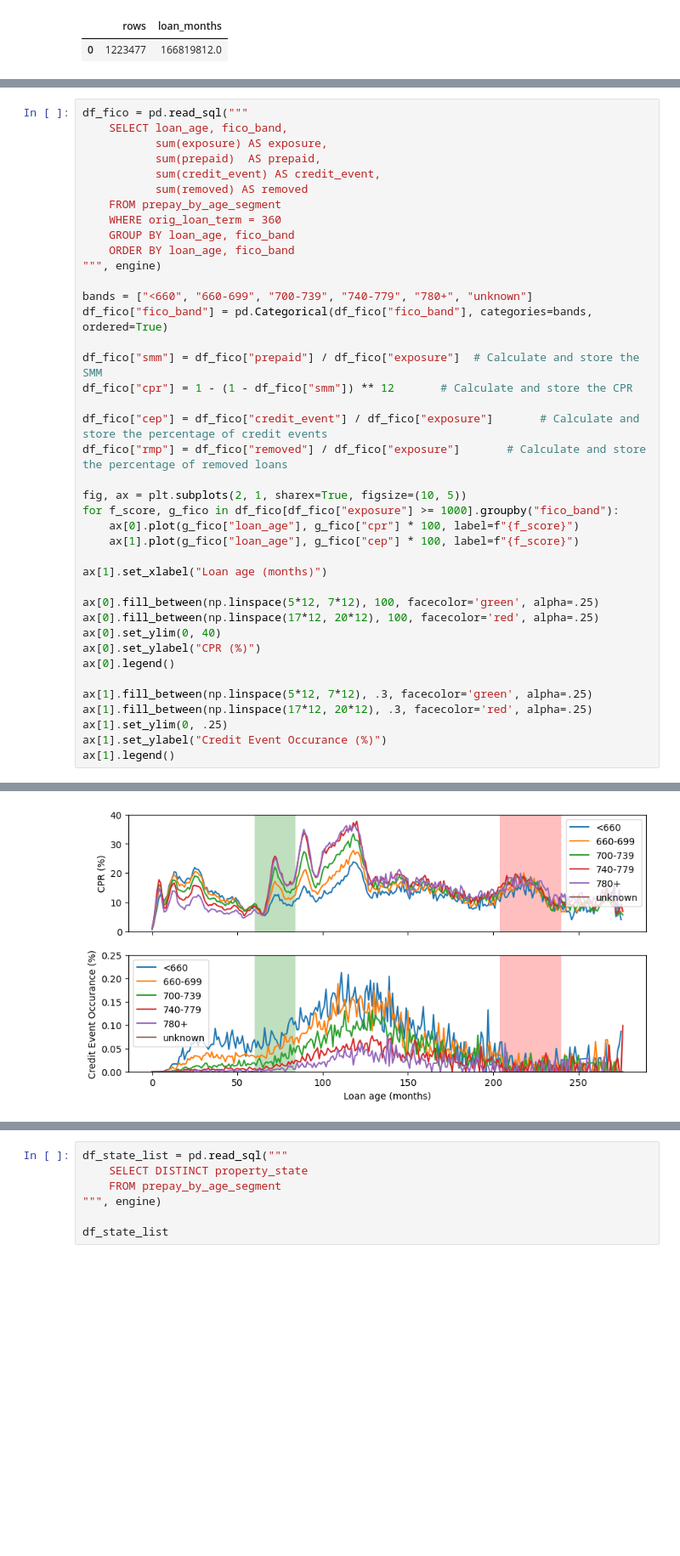
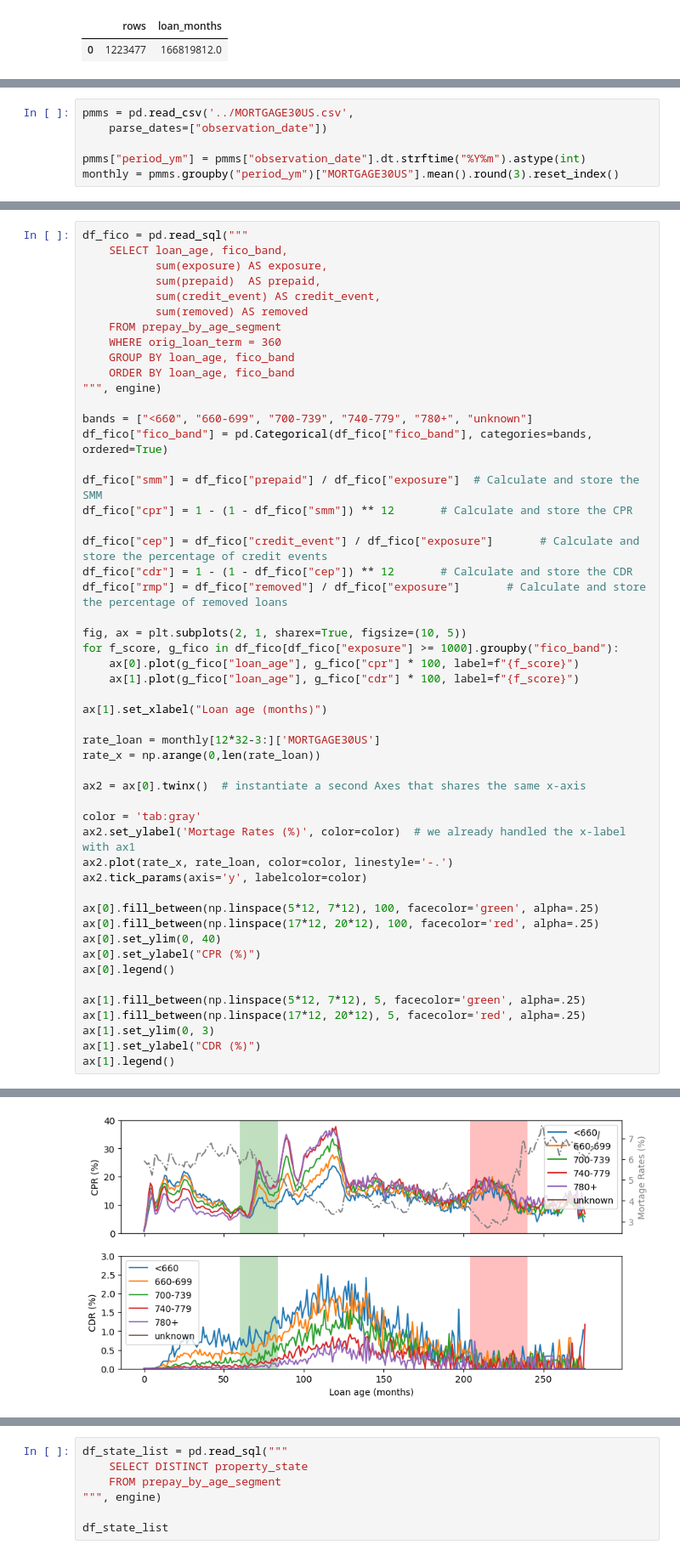
Before and after one commit to yousti001/freddie_prepayment, a Jupyter notebook: analysis/01_analysis.ipynb, the cells around one changed output, grey strips where cells are left out. Shown at 85% size. Drawn from its saved outputs; the diff is of its cells as text; blank space fills up the shorter version.

```diff
--- a/analysis/01_analysis.ipynb
+++ b/analysis/01_analysis.ipynb
@@ -24,0 +36,6 @@ pd.read_sql("""
+# %%
+pmms = pd.read_csv('../MORTGAGE30US.csv',
+    parse_dates=["observation_date"])
+
+pmms["period_ym"] = pmms["observation_date"].dt.strftime("%Y%m").astype(int)
+monthly = pmms.groupby("period_ym")["MORTGAGE30US"].mean().round(3).reset_index()
@@ -67,37 +80,48 @@ df_fico = pd.read_sql("""
     FROM prepay_by_age_segment
     WHERE orig_loan_term = 360
     GROUP BY loan_age, fico_band
     ORDER BY loan_age, fico_band
 """, engine)
 
 bands = ["<660", "660-699", "700-739", "740-779", "780+", "unknown"]
 df_fico["fico_band"] = pd.Categorical(df_fico["fico_band"], categories=bands, ordered=True)
 
 df_fico["smm"] = df_fico["prepaid"] / df_fico["exposure"]  # Calculate and store the SMM
 df_fico["cpr"] = 1 - (1 - df_fico["smm"]) ** 12       # Calculate and store the CPR
 
 df_fico["cep"] = df_fico["credit_event"] / df_fico["exposure"]       # Calculate and store the percentage of credit events
+df_fico["cdr"] = 1 - (1 - df_fico["cep"]) ** 12       # Calculate and store the CDR
 df_fico["rmp"] = df_fico["removed"] / df_fico["exposure"]       # Calculate and store the percentage of removed loans
 
 fig, ax = plt.subplots(2, 1, sharex=True, figsize=(10, 5))
 for f_score, g_fico in df_fico[df_fico["exposure"] >= 1000].groupby("fico_band"):
     ax[0].plot(g_fico["loan_age"], g_fico["cpr"] * 100, label=f"{f_score}")
-    ax[1].plot(g_fico["loan_age"], g_fico["cep"] * 100, label=f"{f_score}")
+    ax[1].plot(g_fico["loan_age"], g_fico["cdr"] * 100, label=f"{f_score}")
 
 ax[1].set_xlabel("Loan age (months)")
+
+rate_loan = monthly[12*32-3:]['MORTGAGE30US']
+rate_x = np.arange(0,len(rate_loan))
+
+ax2 = ax[0].twinx()  # instantiate a second Axes that shares the same x-axis
+
+color = 'tab:gray'
+ax2.set_ylabel('Mortage Rates (%)', color=color)  # we already handled the x-label with ax1
+ax2.plot(rate_x, rate_loan, color=color, linestyle='-.')
+ax2.tick_params(axis='y', labelcolor=color)
 
 ax[0].fill_between(np.linspace(5*12, 7*12), 100, facecolor='green', alpha=.25)
 ax[0].fill_between(np.linspace(17*12, 20*12), 100, facecolor='red', alpha=.25)
 ax[0].set_ylim(0, 40)
 ax[0].set_ylabel("CPR (%)")
 ax[0].legend()
 
-ax[1].fill_between(np.linspace(5*12, 7*12), .3, facecolor='green', alpha=.25)
-ax[1].fill_between(np.linspace(17*12, 20*12), .3, facecolor='red', alpha=.25)
-ax[1].set_ylim(0, .25)
-ax[1].set_ylabel("Credit Event Occurance (%)")
+ax[1].fill_between(np.linspace(5*12, 7*12), 5, facecolor='green', alpha=.25)
+ax[1].fill_between(np.linspace(17*12, 20*12), 5, facecolor='red', alpha=.25)
+ax[1].set_ylim(0, 3)
+ax[1].set_ylabel("CDR (%)")
 ax[1].legend()
 # %% [output]
 <matplotlib.legend.Legend at 0x...>
-[figure, old version]
+[figure, new version]
 # %%
```
Also changed, not shown: parts of 38 cells of this notebook, 19 other files.
